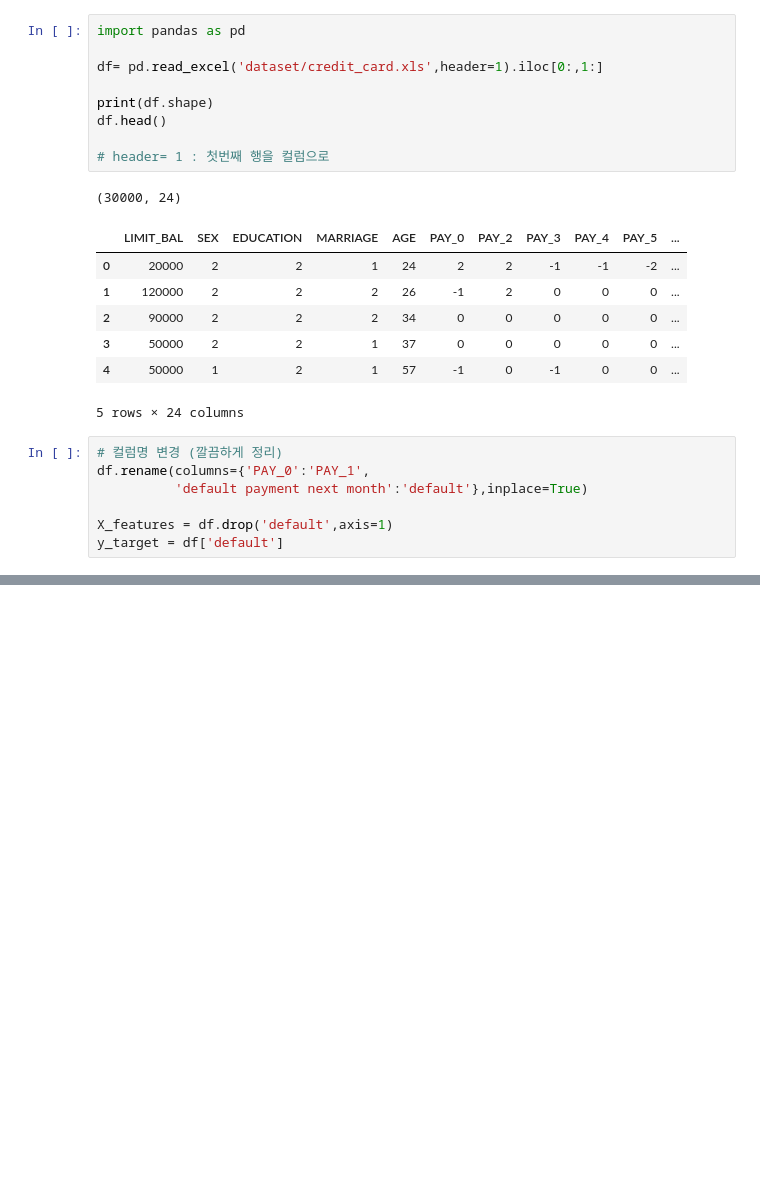
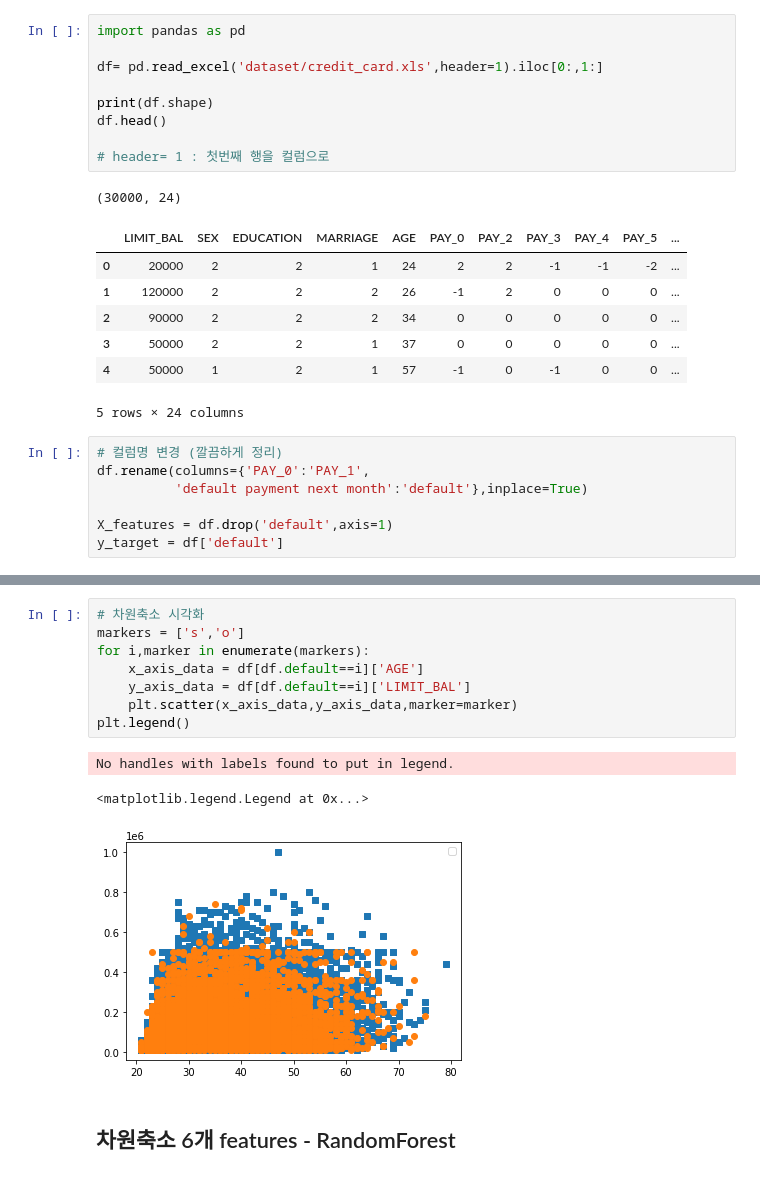
Before and after one commit to SeunghyeChae/CAKD3_tmdhey, a Jupyter notebook: 머신러닝/ml_차원축소.ipynb, the cells around one changed output, grey strips where cells are left out. Saved outputs shown, nothing was run; the diff lists cells and outputs as text; blank space fills up the shorter version.

```diff
--- a/머신러닝/ml_차원축소.ipynb
+++ b/머신러닝/ml_차원축소.ipynb
@@ -211,0 +381,14 @@ array([0.90555253, 0.0509867 ])
+# %%
+# 차원축소 시각화
+markers = ['s','o']
+for i,marker in enumerate(markers):
+    x_axis_data = df[df.default==i]['AGE']
+    y_axis_data = df[df.default==i]['LIMIT_BAL']
+    plt.scatter(x_axis_data,y_axis_data,marker=marker)
+plt.legend()
+# %% [output]
+No handles with labels found to put in legend.
+<matplotlib.legend.Legend at 0x...>
+[figure, added]
+# %% [markdown]
+## 차원축소 6개 features - RandomForest
```
Also changed, not shown: parts of 25 cells of this notebook.
